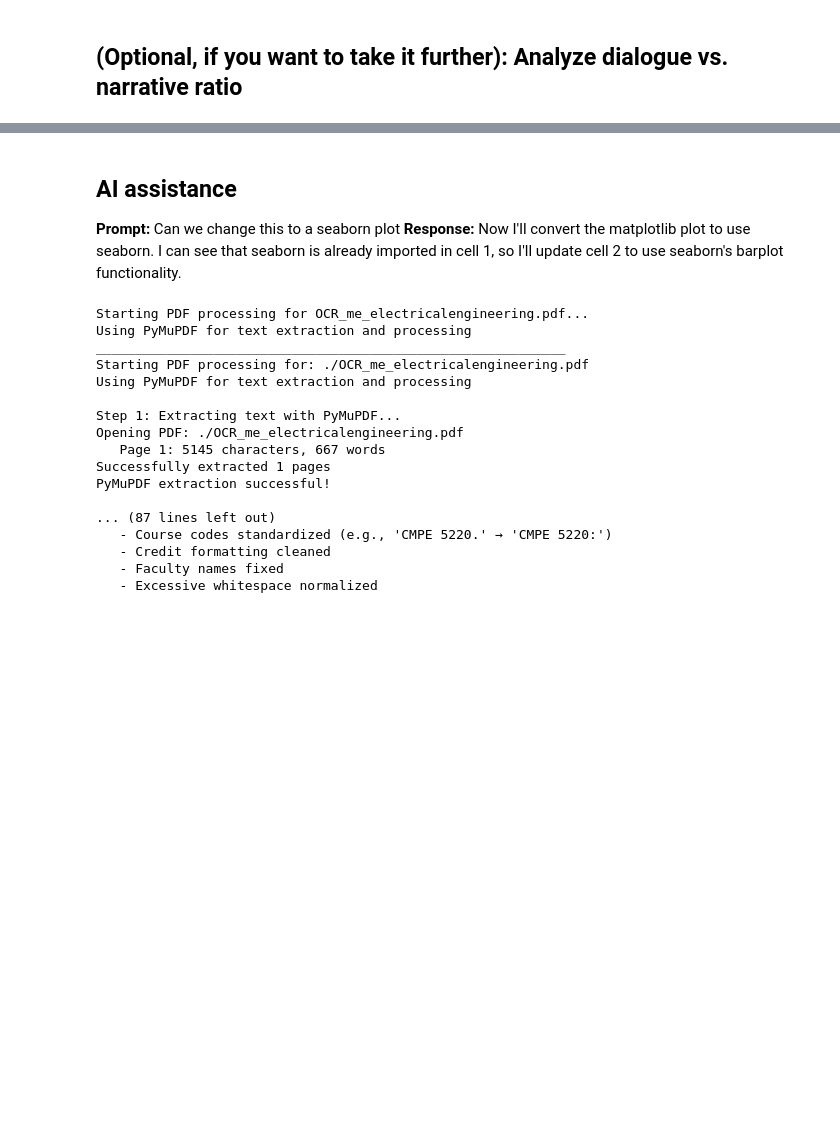
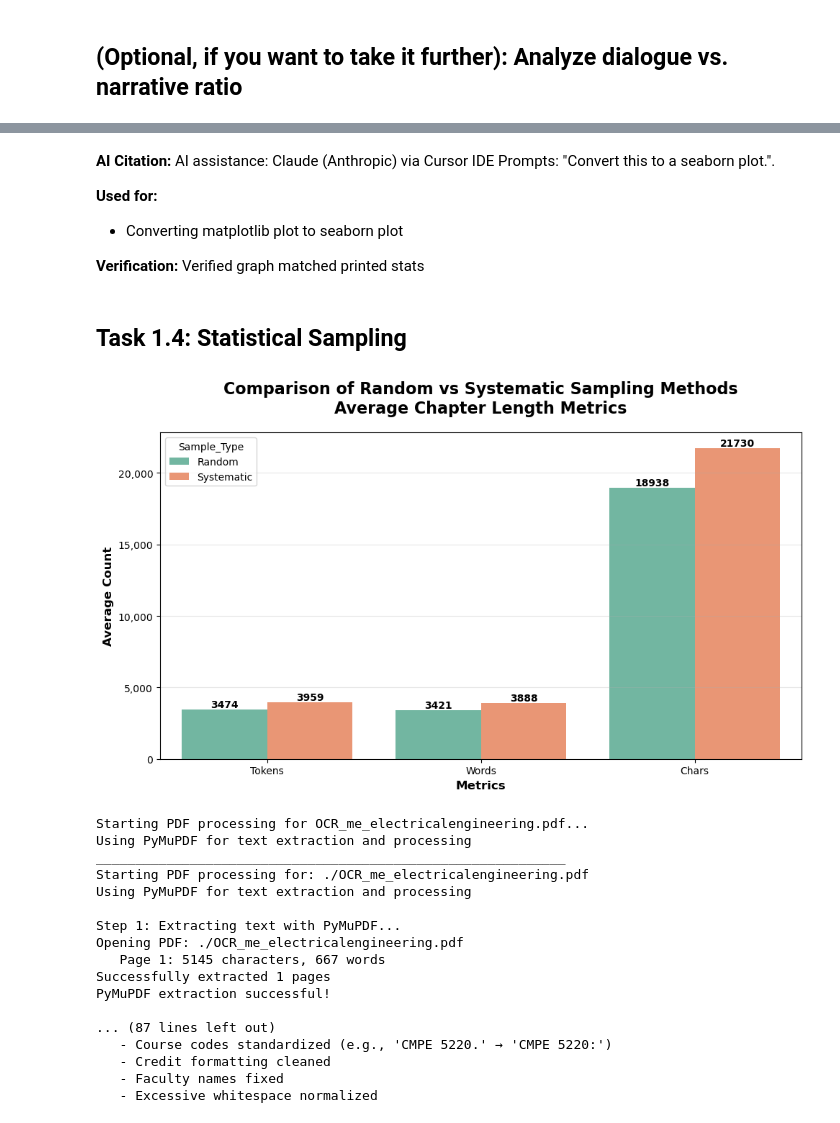
Before and after one commit to marobinette/NaturalLanguageProcessing, a Jupyter notebook: hw/week_4/mrobine1HW3.ipynb, the cells around one changed output, grey strips where cells are left out. Cells and saved outputs as stored; diff of their text form; code cells hidden in the pictures; blank space fills up the shorter version.

```diff
--- a/hw/week_4/mrobine1HW3.ipynb
+++ b/hw/week_4/mrobine1HW3.ipynb
@@ -142,7 +121,60 @@ Ratio of narrative to quotes: 4.7:1
 # %% [markdown]
-## AI assistance
-**Prompt:** Can we change this to a seaborn plot
-**Response:** Now I'll convert the matplotlib plot to use seaborn. I can see that seaborn is already imported in cell 1, so I'll update cell 2 to use seaborn's barplot functionality.
+**AI Citation:**
+AI assistance: Claude (Anthropic) via Cursor IDE
+Prompts: "Convert this to a seaborn plot.".
+
+**Used for:**
+- Converting matplotlib plot to seaborn plot
+
+**Verification:** Verified graph matched printed stats
+# %% [markdown]
+## Task 1.4: Statistical Sampling
+# %%
+random_sample = nlp_methods.get_random_sample_chapter_data(chapters, clean_corpus)
+systematic_sample = nlp_methods.get_systematic_sample_chapter_data(chapters, clean_corpus)
+comparison_data = nlp_methods.compare_sample_lengths(random_sample, systematic_sample)
+
+plot_data = []
+
+metrics = ['tokens', 'words', 'chars']
+for metric in metrics:
+    avg_key = f'avg_{metric}'
+    plot_data.append({
+        'Metric': metric.title(),
+        'Sample_Type': 'Random',
+        'Average': comparison_data['random_sample'][avg_key]
+    })
+    plot_data.append({
+        'Metric': metric.title(),
+        'Sample_Type': 'Systematic',
+        'Average': comparison_data['systematic_sample'][avg_key]
+    })
+
+df_plot = pd.DataFrame(plot_data)
+
+plt.style.use('default')
+sns.set_palette("Set2")
+
+fig, ax = plt.subplots(figsize=(10, 6))
+
+sns.barplot(data=df_plot, x='Metric', y='Average', hue='Sample_Type', ax=ax)
+
+ax.set_title('Comparison of Random vs Systematic Sampling Methods\nAverage Chapter Length Metrics',
+             fontsize=16, fontweight='bold', pad=20)
+ax.set_xlabel('Metrics', fontsize=12, fontweight='bold')
+ax.set_ylabel('Average Count', fontsize=12, fontweight='bold')
+
+ax.yaxis.set_major_formatter(plt.FuncFormatter(lambda x, p: f'{x:,.0f}'))
+
+for container in ax.containers:
+    ax.bar_label(container, fmt='%.0f', fontsize=10, fontweight='bold')
+
+ax.grid(True, alpha=0.3, axis='y')
+
+plt.tight_layout()
+plt.show()
+# %% [output]
+[figure, added]
 # %%
 from ocr import OCR
 
```
Also changed, not shown: parts of 2 cells of this notebook, 2 other files.
